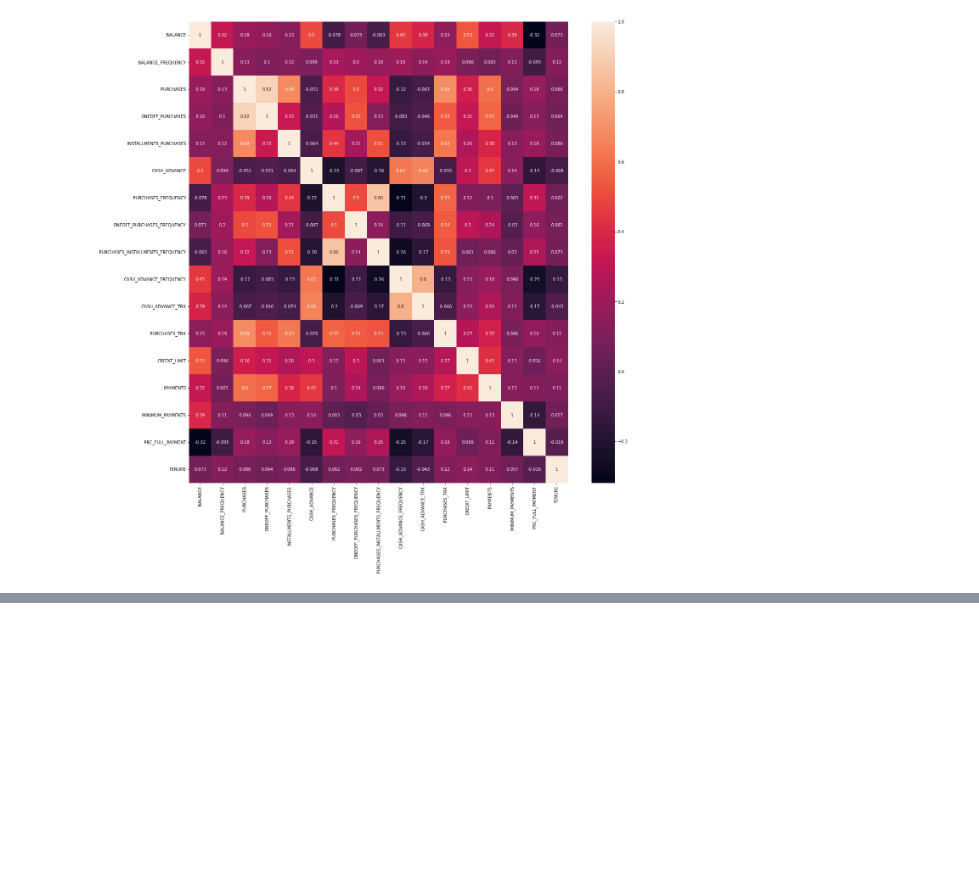
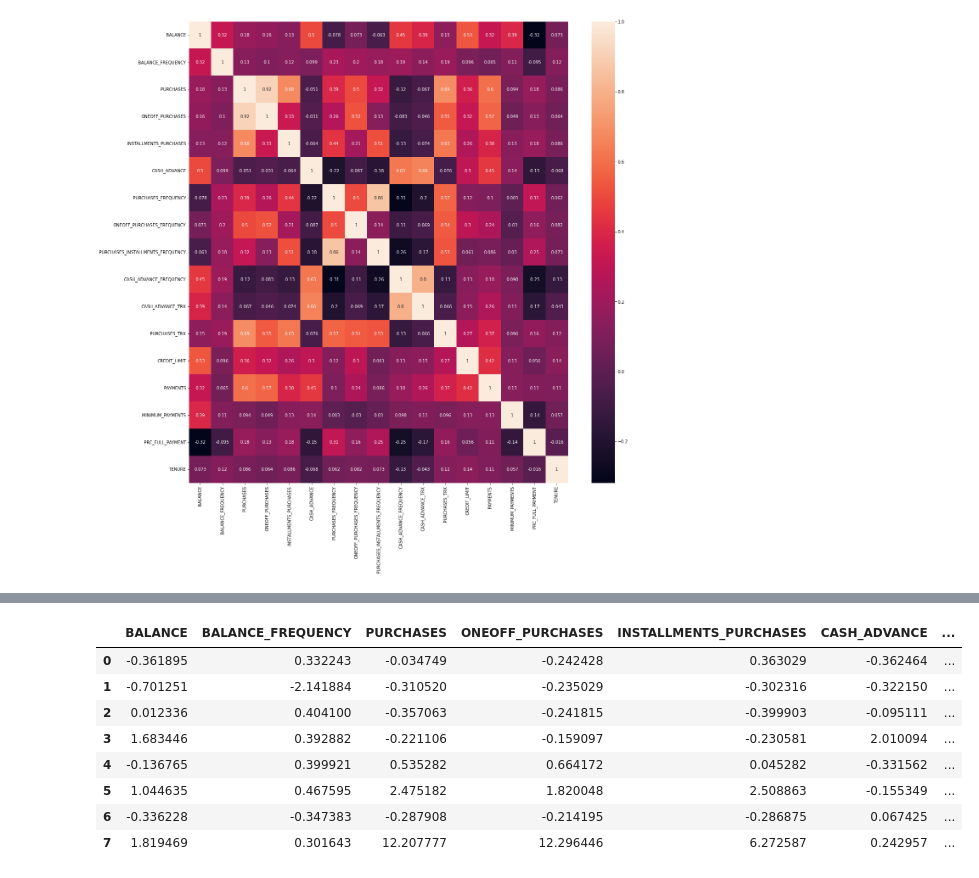
Before and after one commit to AlexLeop/ML_Departamento_Marketing, a Jupyter notebook: Departamento_de_Marketing.ipynb, the cells around one changed output, grey strips where cells are left out. Drawn from its saved outputs; the diff is of its cells as text; code cells hidden in the pictures; blank space fills up the shorter version.

```diff
--- a/Departamento_de_Marketing.ipynb
+++ b/Departamento_de_Marketing.ipynb
@@ -160,0 +212,4 @@ sns.heatmap(correlacao, annot=True);
+# %%
+kmeans = KMeans(n_clusters=8) # Definindo a quantidade de centróides
+kmeans.fit(cartaocredito_df_scale) # Executando o treinamento do KMeans
+labels = kmeans.labels_
@@ -160,0 +245,15 @@ sns.heatmap(correlacao, annot=True);
+# %%
+""" Criando um DataFrame para melhor visualização e analise dos centróides gerados no KMeans """
+cluster_centers = pd.DataFrame(data = kmeans.cluster_centers_, columns = [cartaocredito_df.columns])
+# %%
+cluster_centers
+# %% [output]
+|  | BALANCE | BALANCE_FREQUENCY | PURCHASES | ONEOFF_PURCHASES | INSTALLMENTS_PURCHASES | CASH_ADVANCE | ... |
+| 0 | -0.361895 | 0.332243 | -0.034749 | -0.242428 | 0.363029 | -0.362464 | ... |
+| 1 | -0.701251 | -2.141884 | -0.310520 | -0.235029 | -0.302316 | -0.322150 | ... |
+| 2 | 0.012336 | 0.404100 | -0.357063 | -0.241815 | -0.399903 | -0.095111 | ... |
+| 3 | 1.683446 | 0.392882 | -0.221106 | -0.159097 | -0.230581 | 2.010094 | ... |
+| 4 | -0.136765 | 0.399921 | 0.535282 | 0.664172 | 0.045282 | -0.331562 | ... |
+| 5 | 1.044635 | 0.467595 | 2.475182 | 1.820048 | 2.508863 | -0.155349 | ... |
+| 6 | -0.336228 | -0.347383 | -0.287908 | -0.214195 | -0.286875 | 0.067425 | ... |
+| 7 | 1.819469 | 0.301643 | 12.207777 | 12.296446 | 6.272587 | 0.242957 | ... |
```
Also changed, not shown: parts of 12 cells of this notebook.
